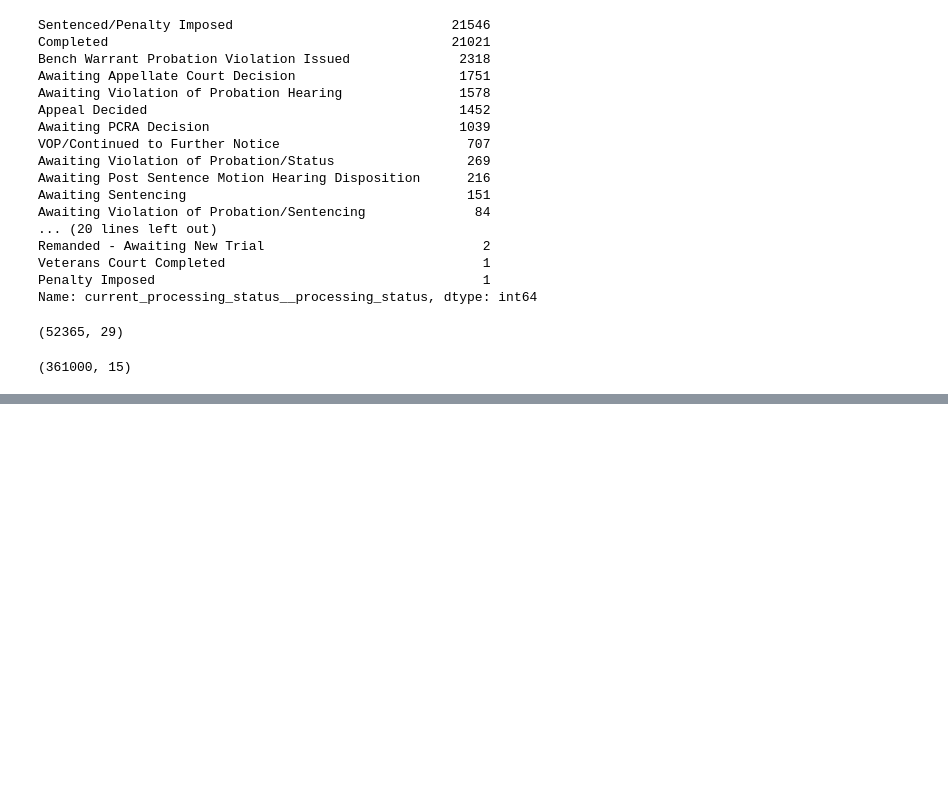
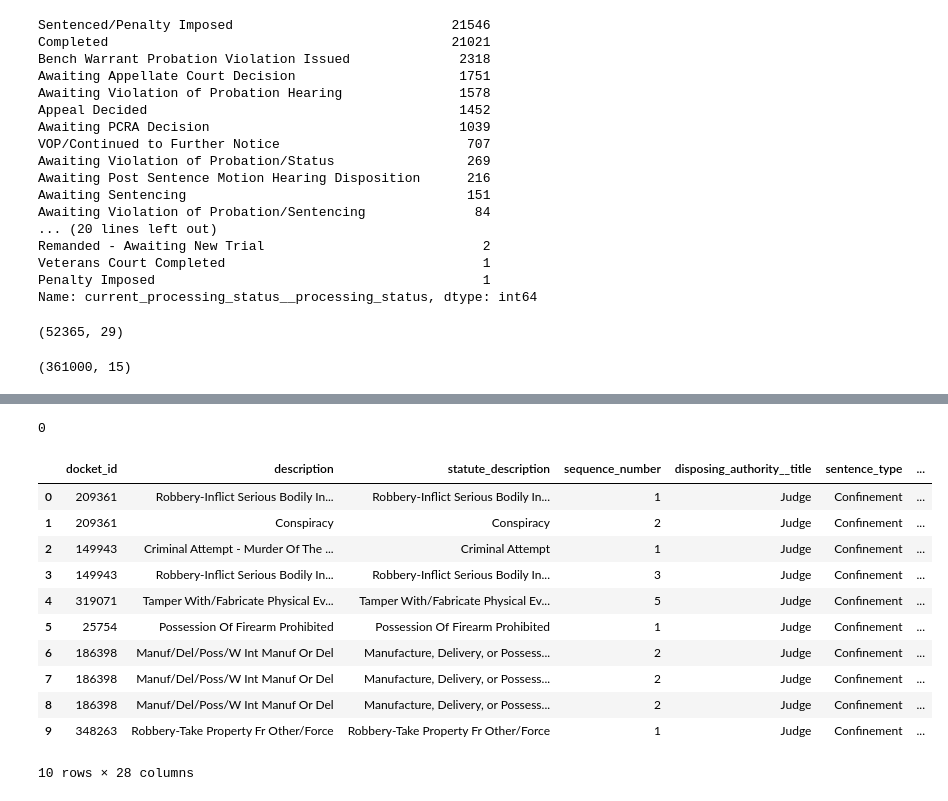
Before and after one commit to ris3abh/Sentencing-prediction-on-docket-data, a Jupyter notebook: data cleaning/merge_files.ipynb, the cells around one changed output, grey strips where cells are left out. Drawn from its saved outputs; the diff is of its cells as text; code cells hidden in the pictures; blank space fills up the shorter version.

```diff
--- a/data cleaning/merge_files.ipynb
+++ b/data cleaning/merge_files.ipynb
@@ -227,0 +264,7 @@ df_defendant_docket_complete = pd.merge(df_defendant_docket_complete, df_offense
+# %%
+## delete the reoccuring columns in the dataframe like 'gender_x', 'race_x', 'date_of_birth_x', 'arrest_date_x','filing_date_x', 'initiation_date_x', 'status_name_x', 'court_office__court__display_name_x', 'current_processing_status__status_change_datetime_x','judicial_districts_x', 'court_office_types_x', 'court_types_x','representation_type_x', 'defendant_id_x'
+
+df_defendant_docket_complete.drop(['gender_x', 'race_x', 'date_of_birth_x', 'arrest_date_x',
+                    'filing_date_x', 'initiation_date_x', 'status_name_x', 'court_office__court__display_name_x',
+                    'current_processing_status__status_change_datetime_x','judicial_districts_x', 'court_office_types_x',
+                     'court_types_x','representation_type_x', 'defendant_id_x', 'Unnamed: 0'], axis=1, inplace=True)
@@ -227,0 +286,19 @@ df_defendant_docket_complete = pd.merge(df_defendant_docket_complete, df_offense
+# %%
+df_defendant_docket_complete.columns.duplicated().sum()
+# %% [output]
+0
+# %%
+df_defendant_docket_complete.head(10)
+# %% [output]
+|  | docket_id | description | statute_description | sequence_number | disposing_authority__title | sentence_type | ... |
+| 0 | 209361 | Robbery-Inflict Serious Bodily In... | Robbery-Inflict Serious Bodily In... | 1 | Judge | Confinement | ... |
+| 1 | 209361 | Conspiracy | Conspiracy | 2 | Judge | Confinement | ... |
+| 2 | 149943 | Criminal Attempt - Murder Of The ... | Criminal Attempt | 1 | Judge | Confinement | ... |
+| 3 | 149943 | Robbery-Inflict Serious Bodily In... | Robbery-Inflict Serious Bodily In... | 3 | Judge | Confinement | ... |
+| 4 | 319071 | Tamper With/Fabricate Physical Ev... | Tamper With/Fabricate Physical Ev... | 5 | Judge | Confinement | ... |
+| 5 | 25754 | Possession Of Firearm Prohibited | Possession Of Firearm Prohibited | 1 | Judge | Confinement | ... |
+| 6 | 186398 | Manuf/Del/Poss/W Int Manuf Or Del | Manufacture, Delivery, or Possess... | 2 | Judge | Confinement | ... |
+| 7 | 186398 | Manuf/Del/Poss/W Int Manuf Or Del | Manufacture, Delivery, or Possess... | 2 | Judge | Confinement | ... |
+| 8 | 186398 | Manuf/Del/Poss/W Int Manuf Or Del | Manufacture, Delivery, or Possess... | 2 | Judge | Confinement | ... |
+| 9 | 348263 | Robbery-Take Property Fr Other/Force | Robbery-Take Property Fr Other/Force | 1 | Judge | Confinement | ... |
+10 rows × 28 columns
```
Also changed, not shown: parts of 3 cells of this notebook.
